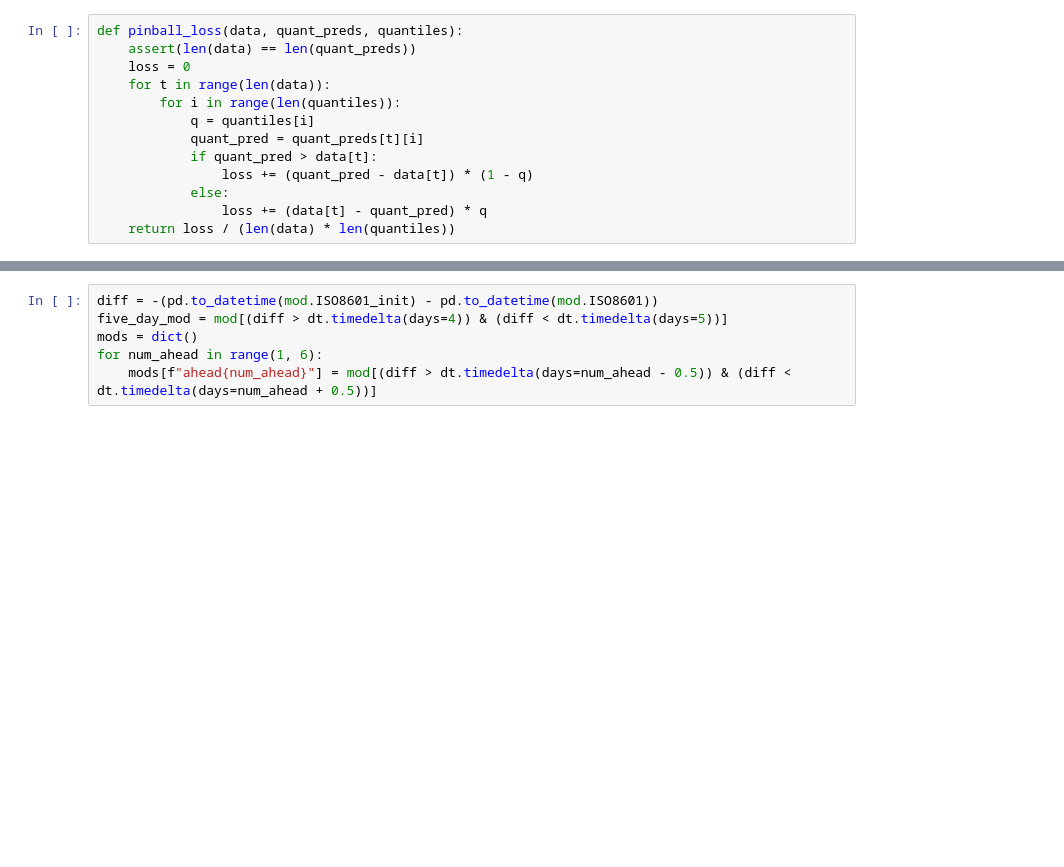
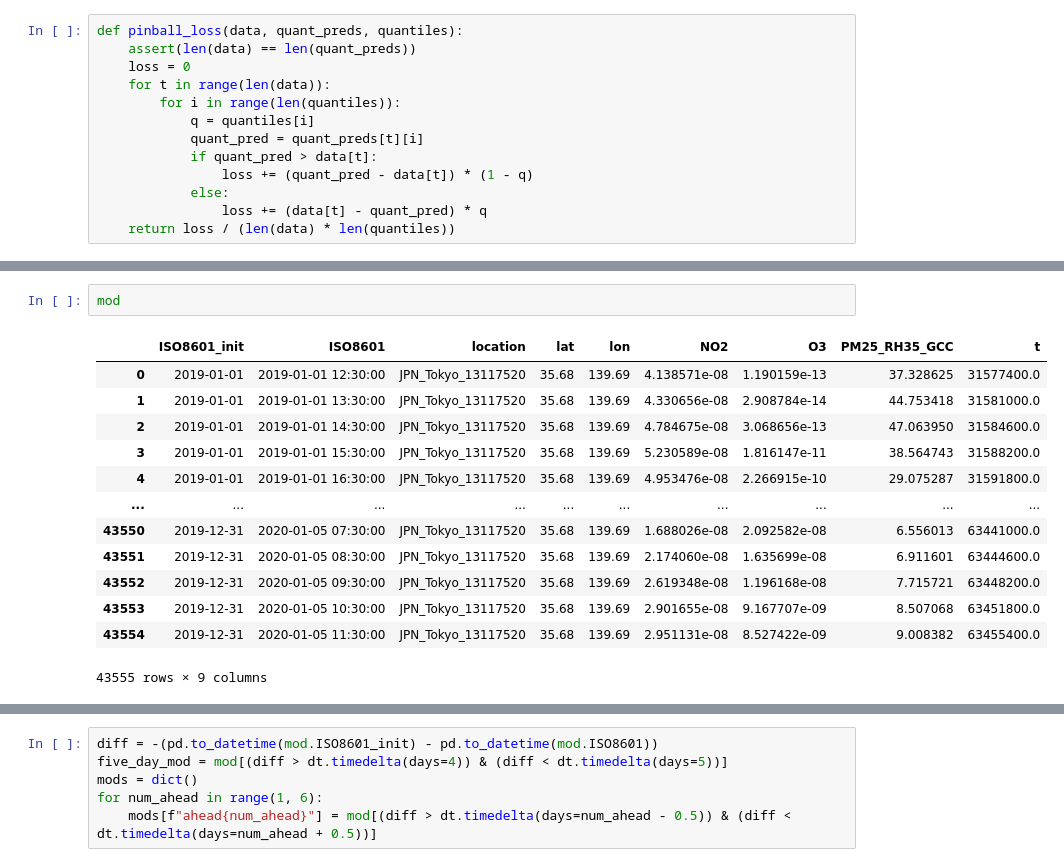
Before and after one commit to AlexTMallen/koopman-forecasting, a Jupyter notebook: atmo_chem.ipynb, the cells around one changed output, grey strips where cells are left out. Drawn from its saved outputs; the diff is of its cells as text; blank space fills up the shorter version.

```diff
--- a/atmo_chem.ipynb
+++ b/atmo_chem.ipynb
@@ -106,3 +138,19 @@ obs
+# %%
+mod
+# %% [output]
+|  | ISO8601_init | ISO8601 | location | lat | lon | NO2 | O3 | PM25_RH35_GCC | t |
+| 0 | 2019-01-01 | 2019-01-01 12:30:00 | JPN_Tokyo_13117520 | 35.68 | 139.69 | 4.138571e-08 | 1.190159e-13 | 37.328625 | 31577400.0 |
+| 1 | 2019-01-01 | 2019-01-01 13:30:00 | JPN_Tokyo_13117520 | 35.68 | 139.69 | 4.330656e-08 | 2.908784e-14 | 44.753418 | 31581000.0 |
+| 2 | 2019-01-01 | 2019-01-01 14:30:00 | JPN_Tokyo_13117520 | 35.68 | 139.69 | 4.784675e-08 | 3.068656e-13 | 47.063950 | 31584600.0 |
+| 3 | 2019-01-01 | 2019-01-01 15:30:00 | JPN_Tokyo_13117520 | 35.68 | 139.69 | 5.230589e-08 | 1.816147e-11 | 38.564743 | 31588200.0 |
+| 4 | 2019-01-01 | 2019-01-01 16:30:00 | JPN_Tokyo_13117520 | 35.68 | 139.69 | 4.953476e-08 | 2.266915e-10 | 29.075287 | 31591800.0 |
+| ... | ... | ... | ... | ... | ... | ... | ... | ... | ... |
+| 43550 | 2019-12-31 | 2020-01-05 07:30:00 | JPN_Tokyo_13117520 | 35.68 | 139.69 | 1.688026e-08 | 2.092582e-08 | 6.556013 | 63441000.0 |
+| 43551 | 2019-12-31 | 2020-01-05 08:30:00 | JPN_Tokyo_13117520 | 35.68 | 139.69 | 2.174060e-08 | 1.635699e-08 | 6.911601 | 63444600.0 |
+| 43552 | 2019-12-31 | 2020-01-05 09:30:00 | JPN_Tokyo_13117520 | 35.68 | 139.69 | 2.619348e-08 | 1.196168e-08 | 7.715721 | 63448200.0 |
+| 43553 | 2019-12-31 | 2020-01-05 10:30:00 | JPN_Tokyo_13117520 | 35.68 | 139.69 | 2.901655e-08 | 9.167707e-09 | 8.507068 | 63451800.0 |
+| 43554 | 2019-12-31 | 2020-01-05 11:30:00 | JPN_Tokyo_13117520 | 35.68 | 139.69 | 2.951131e-08 | 8.527422e-09 | 9.008382 | 63455400.0 |
+43555 rows × 9 columns
 # %%
 plt.figure()
 plt.plot(obs.t, np.ones(len(obs.t)), ".")
```
Also changed, not shown: parts of 42 cells of this notebook, 8 other files.
